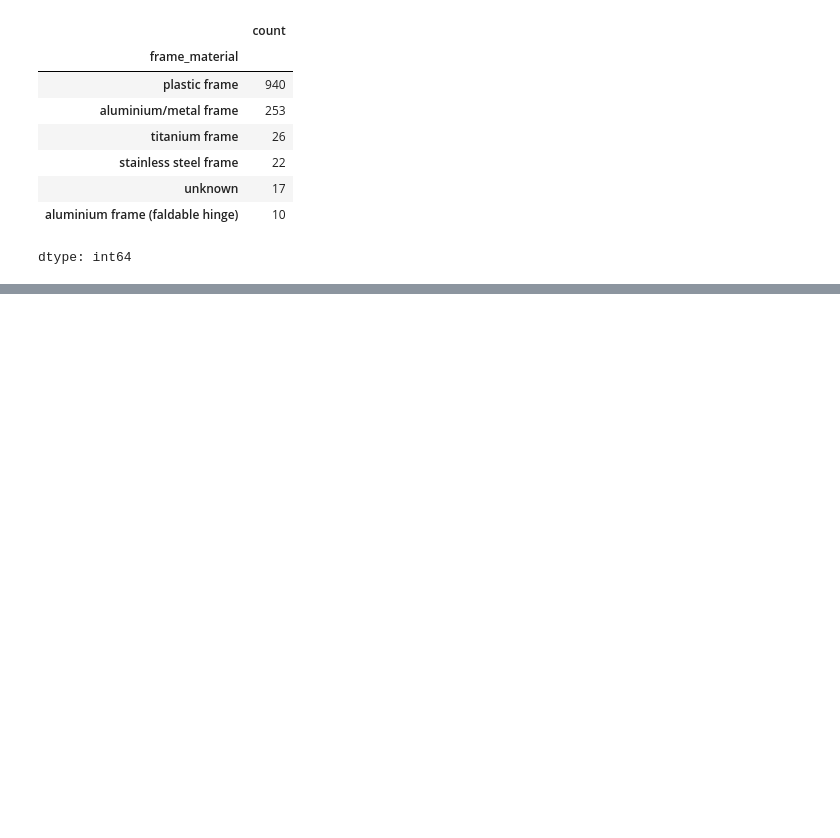
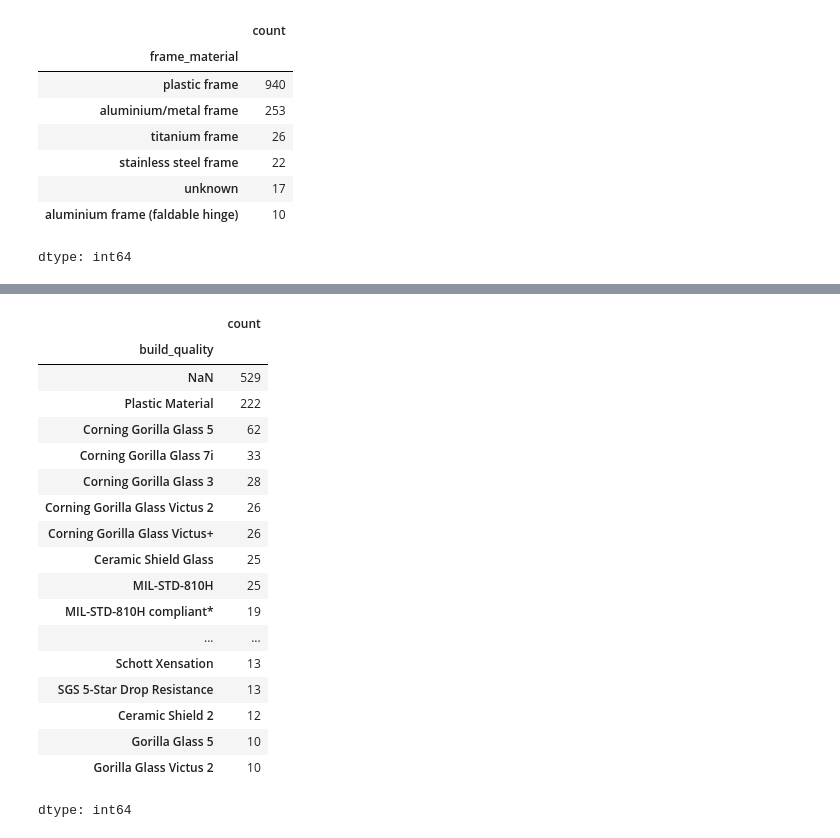
Before and after one commit to rajeshxdatascience/SpecLens-AI, a Jupyter notebook: SpecLens_AI_Data_Engineering.ipynb, the cells around one changed output, grey strips where cells are left out. Drawn from its saved outputs; the diff is of its cells as text; code cells hidden in the pictures; blank space fills up the shorter version.

```diff
--- a/SpecLens_AI_Data_Engineering.ipynb
+++ b/SpecLens_AI_Data_Engineering.ipynb
@@ -2263,3 +2263,5 @@ df['frame_material'].value_counts()
 | unknown | 17 |
 | aluminium frame (faldable hinge) | 10 |
 dtype: int64
+# %%
+df['frame_material'] = df['frame_material'].astype('category')
@@ -2265,0 +2288,22 @@ dtype: int64
+# %%
+df['build_quality'].value_counts(dropna=False).head(20)
+# %% [output]
+|  | count |
+| build_quality |  |
+| NaN | 529 |
+| Plastic Material | 222 |
+| Corning Gorilla Glass 5 | 62 |
+| Corning Gorilla Glass 7i | 33 |
+| Corning Gorilla Glass 3 | 28 |
+| Corning Gorilla Glass Victus 2 | 26 |
+| Corning Gorilla Glass Victus+ | 26 |
+| Ceramic Shield Glass | 25 |
+| MIL-STD-810H | 25 |
+| MIL-STD-810H compliant* | 19 |
+| ... | ... |
+| Schott Xensation | 13 |
+| SGS 5-Star Drop Resistance | 13 |
+| Ceramic Shield 2 | 12 |
+| Gorilla Glass 5 | 10 |
+| Gorilla Glass Victus 2 | 10 |
+dtype: int64
```
Also changed, not shown: parts of 3 cells of this notebook.
